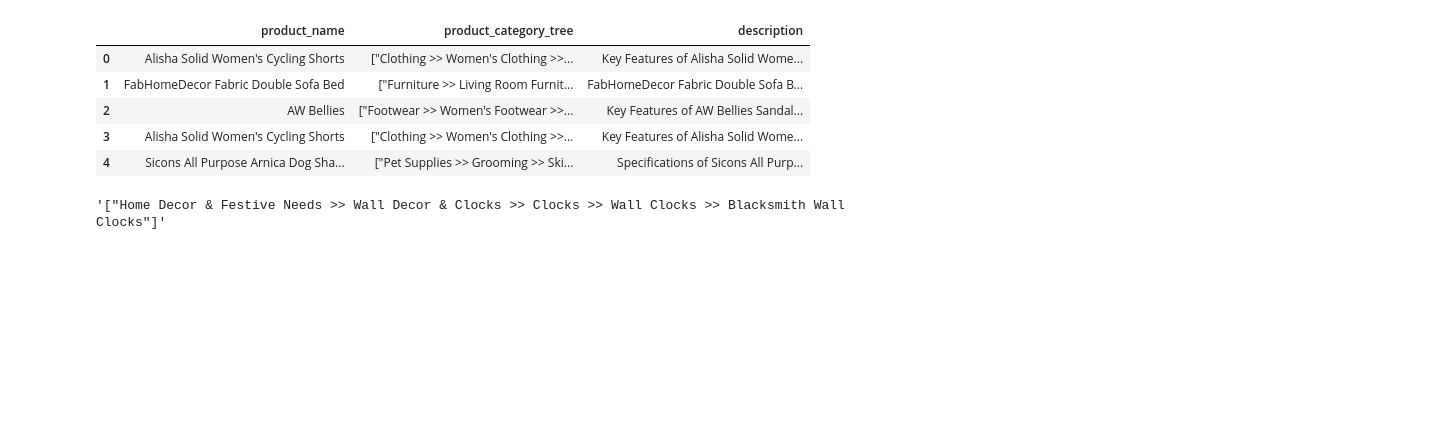
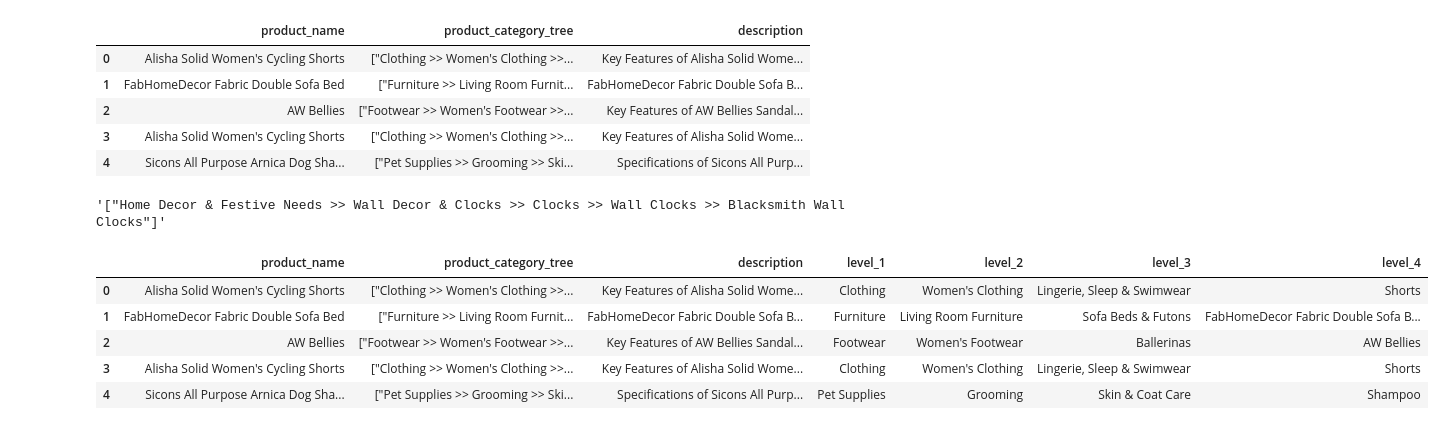
Before and after one commit to A11Veles/PC_Iter7, a Jupyter notebook: src/prepare_merged_datasets.ipynb, the cells around one changed output. Drawn from its saved outputs; the diff is of its cells as text; code cells hidden in the pictures; blank space fills up the shorter version.

```diff
--- a/src/prepare_merged_datasets.ipynb
+++ b/src/prepare_merged_datasets.ipynb
@@ -168,3 +175,28 @@ flip_kart_df_tree = flip_kart_df["product_category_tree"].iloc[7867]
 flip_kart_df_tree
 # %% [output]
 '["Home Decor & Festive Needs >> Wall Decor & Clocks >> Clocks >> Wall Clocks >> Blacksmith Wall Clocks"]'
+# %%
+def extract_levels(category_tree_str):
+   if pd.isna(category_tree_str):
+       return [None, None, None, None]
+
+   try:
+       clean_str = category_tree_str.strip('[""]')
+       levels = clean_str.split(' >> ')
+       result = (levels + [None, None, None, None])[:4]
+       return result
+   except:
+       return [None, None, None, None]
+# %%
+flip_kart_df[['level_1', 'level_2', 'level_3', 'level_4']] = pd.DataFrame(
+   flip_kart_df['product_category_tree'].apply(extract_levels).tolist(),
+   index=flip_kart_df.index
+)
+flip_kart_df.head()
+# %% [output]
+|  | product_name | product_category_tree | description | level_1 | level_2 | level_3 | level_4 |
+| 0 | Alisha Solid Women's Cycling Shorts | ["Clothing >> Women's Clothing >>... | Key Features of Alisha Solid Wome... | Clothing | Women's Clothing | Lingerie, Sleep & Swimwear | Shorts |
+| 1 | FabHomeDecor Fabric Double Sofa Bed | ["Furniture >> Living Room Furnit... | FabHomeDecor Fabric Double Sofa B... | Furniture | Living Room Furniture | Sofa Beds & Futons | FabHomeDecor Fabric Double Sofa B... |
+| 2 | AW Bellies | ["Footwear >> Women's Footwear >>... | Key Features of AW Bellies Sandal... | Footwear | Women's Footwear | Ballerinas | AW Bellies |
+| 3 | Alisha Solid Women's Cycling Shorts | ["Clothing >> Women's Clothing >>... | Key Features of Alisha Solid Wome... | Clothing | Women's Clothing | Lingerie, Sleep & Swimwear | Shorts |
+| 4 | Sicons All Purpose Arnica Dog Sha... | ["Pet Supplies >> Grooming >> Ski... | Specifications of Sicons All Purp... | Pet Supplies | Grooming | Skin & Coat Care | Shampoo |
```
Also changed, not shown: parts of 1 cell of this notebook, 2 other files.
